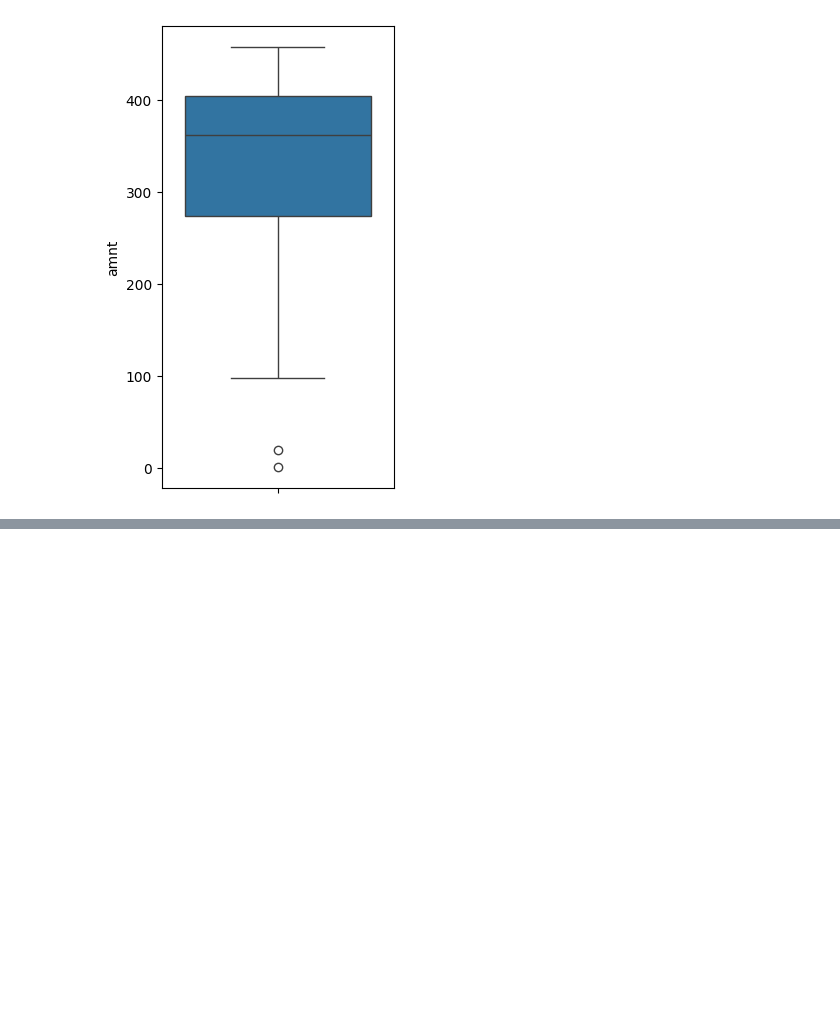
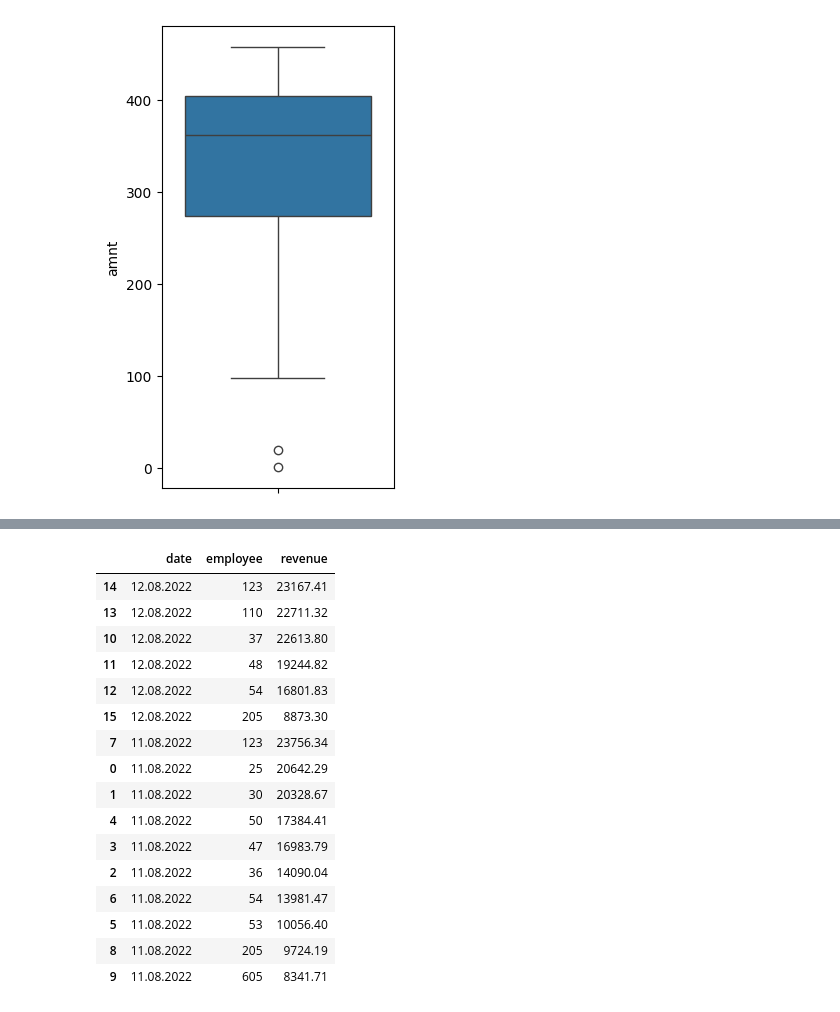
Before and after one commit to rodioniam/study_projects, a Jupyter notebook: pandas/exploratory_data_analysis.ipynb, the cells around one changed output, grey strips where cells are left out. Saved outputs shown, nothing was run; the diff lists cells and outputs as text; code cells hidden in the pictures; blank space fills up the shorter version.

```diff
--- a/pandas/exploratory_data_analysis.ipynb
+++ b/pandas/exploratory_data_analysis.ipynb
@@ -186,0 +229,32 @@ df.groupby(['date', 'n_chk'])[['amnt', 'retail_price', 'purch_price']].agg({
+# %%
+# second way is using 'apply' function after grouping
+# it will apply everything i out in it to all columns - in this case its 'retail_price' and 'purch_price'
+rev_2 = df.groupby(['date', 'employee'])[['retail_price', 'purch_price', 'amnt']].apply(lambda x: sum(x['amnt'] * (x['retail_price'] - x['purch_price'])))
+# in this case x in lambda is a row in a column
+rev_2 = rev_2.reset_index()
+# this way is better becouse it is easier to add new variables such as amnt in this example
+# %%
+# changed names for columns
+rev_2.columns = ['date', 'employee', 'revenue']
+rev_2['revenue'] = rev_2['revenue'].round(2)
+# %%
+# sorted by date and revenue in descending order
+rev_2.sort_values(['date','revenue'], ascending=False)
+# %% [output]
+|  | date | employee | revenue |
+| 14 | 12.08.2022 | 123 | 23167.41 |
+| 13 | 12.08.2022 | 110 | 22711.32 |
+| 10 | 12.08.2022 | 37 | 22613.80 |
+| 11 | 12.08.2022 | 48 | 19244.82 |
+| 12 | 12.08.2022 | 54 | 16801.83 |
+| 15 | 12.08.2022 | 205 | 8873.30 |
+| 7 | 11.08.2022 | 123 | 23756.34 |
+| 0 | 11.08.2022 | 25 | 20642.29 |
+| 1 | 11.08.2022 | 30 | 20328.67 |
+| 4 | 11.08.2022 | 50 | 17384.41 |
+| 3 | 11.08.2022 | 47 | 16983.79 |
+| 2 | 11.08.2022 | 36 | 14090.04 |
+| 6 | 11.08.2022 | 54 | 13981.47 |
+| 5 | 11.08.2022 | 53 | 10056.40 |
+| 8 | 11.08.2022 | 205 | 9724.19 |
+| 9 | 11.08.2022 | 605 | 8341.71 |
```
Also changed, not shown: parts of 5 cells of this notebook.
